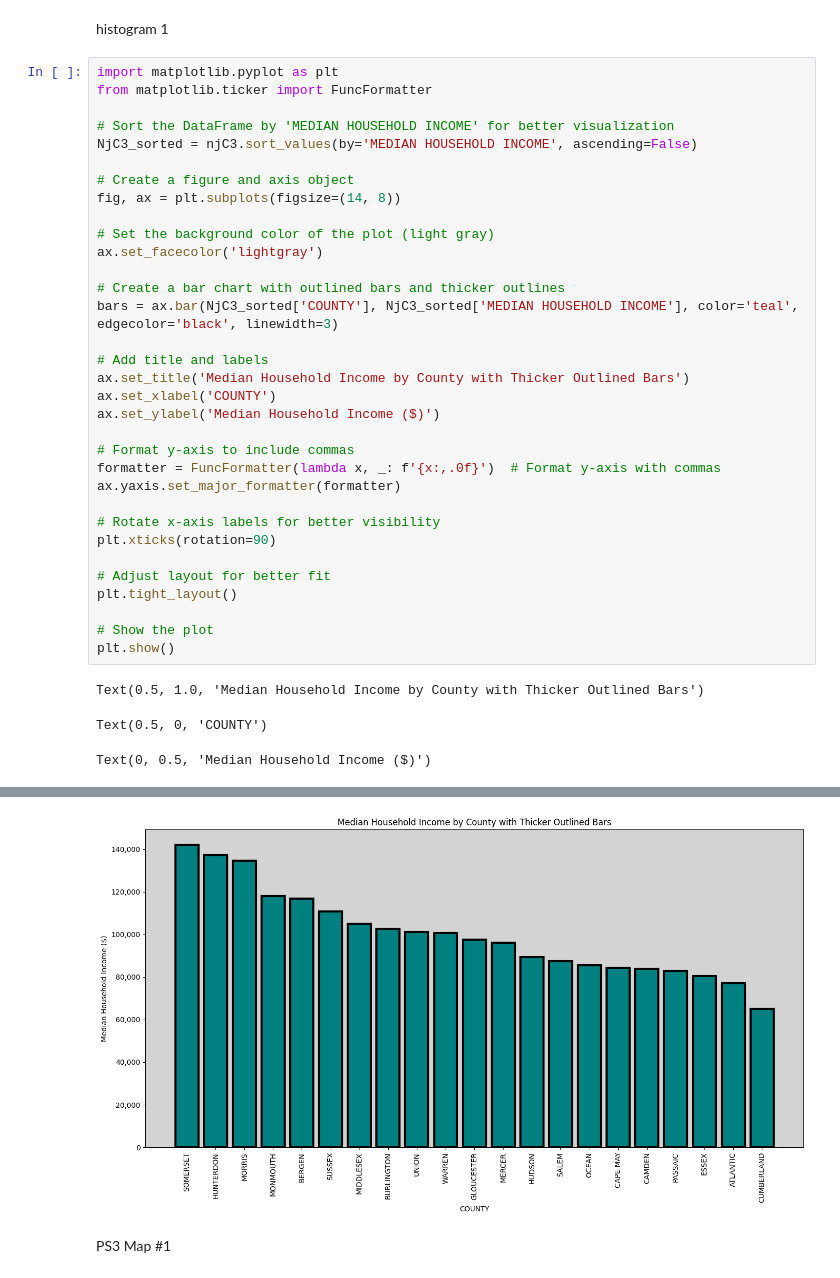
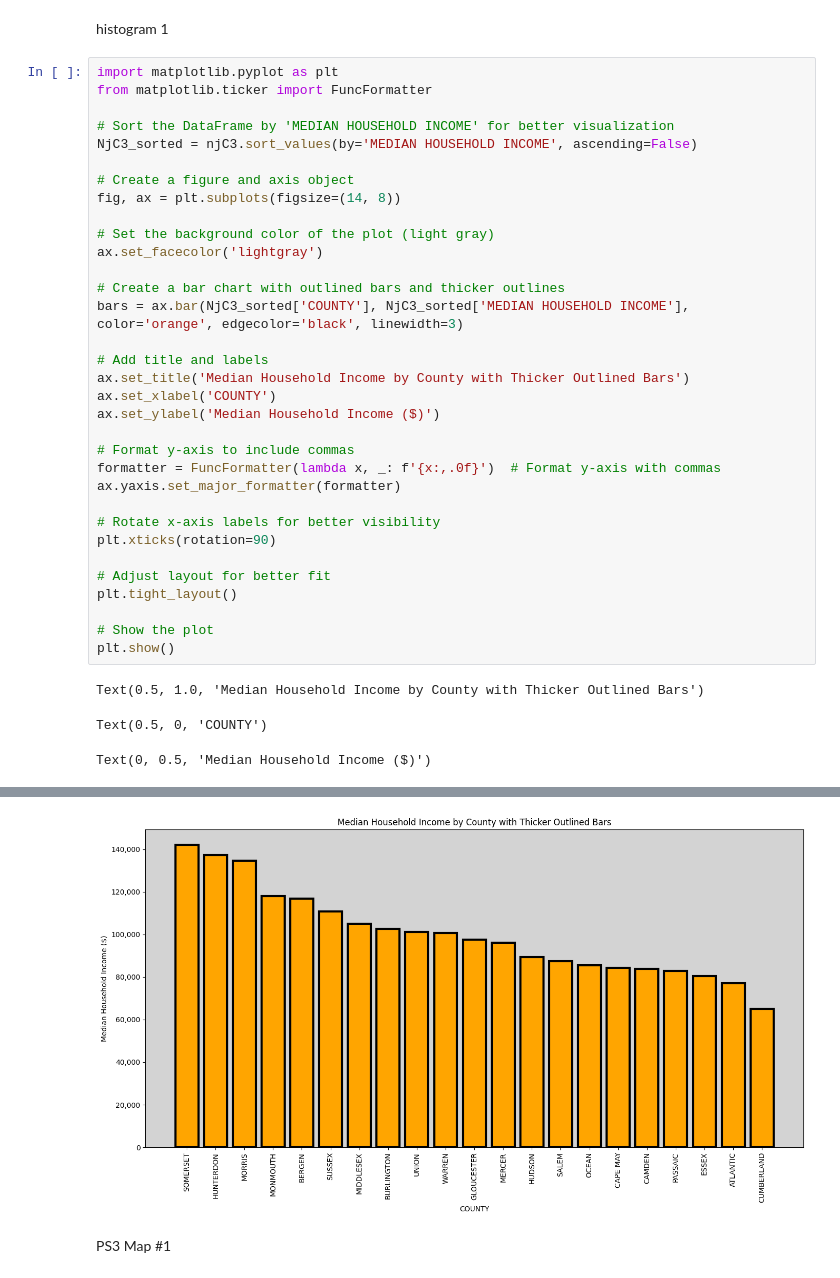
Before and after one commit to eadamsRU/GIS_RU, a Jupyter notebook: PS3_11072024.ipynb, the cells around one changed output, grey strips where cells are left out. Drawn from its saved outputs; the diff is of its cells as text.

```diff
--- a/PS3_11072024.ipynb
+++ b/PS3_11072024.ipynb
@@ -1320,7 +1320,7 @@ fig, ax = plt.subplots(figsize=(14, 8))
 ax.set_facecolor('lightgray')
 
 # Create a bar chart with outlined bars and thicker outlines
-bars = ax.bar(NjC3_sorted['COUNTY'], NjC3_sorted['MEDIAN HOUSEHOLD INCOME'], color='teal', edgecolor='black', linewidth=3)
+bars = ax.bar(NjC3_sorted['COUNTY'], NjC3_sorted['MEDIAN HOUSEHOLD INCOME'], color='orange', edgecolor='black', linewidth=3)
 
 # Add title and labels
 ax.set_title('Median Household Income by County with Thicker Outlined Bars')
@@ -1333,34 +1333,34 @@ ax.yaxis.set_major_formatter(formatter)
 
 # Rotate x-axis labels for better visibility
 plt.xticks(rotation=90)
 
 # Adjust layout for better fit
 plt.tight_layout()
 
 # Show the plot
 plt.show()
 # %% [output]
 Text(0.5, 1.0, 'Median Household Income by County with Thicker Outlined Bars')
 Text(0.5, 0, 'COUNTY')
 Text(0, 0.5, 'Median Household Income ($)')
 ([0, 1, 2, 3, 4, 5, 6, 7, 8, 9, 10, 11, 12, 13, 14, 15, 16, 17, 18, 19, 20],
  [Text(0, 0, 'SOMERSET'),
   Text(1, 0, 'HUNTERDON'),
   Text(2, 0, 'MORRIS'),
   Text(3, 0, 'MONMOUTH'),
   Text(4, 0, 'BERGEN'),
   Text(5, 0, 'SUSSEX'),
   Text(6, 0, 'MIDDLESEX'),
   Text(7, 0, 'BURLINGTON'),
   Text(8, 0, 'UNION'),
   Text(9, 0, 'WARREN'),
   Text(10, 0, 'GLOUCESTER'),
 ... (6 lines left out)
   Text(17, 0, 'PASSAIC'),
   Text(18, 0, 'ESSEX'),
   Text(19, 0, 'ATLANTIC'),
   Text(20, 0, 'CUMBERLAND')])
-[figure, old version]
+[figure, new version]
 # %% [markdown]
 PS3 Map #1
 # %%
```
Also changed, not shown: parts of 4 cells of this notebook.
